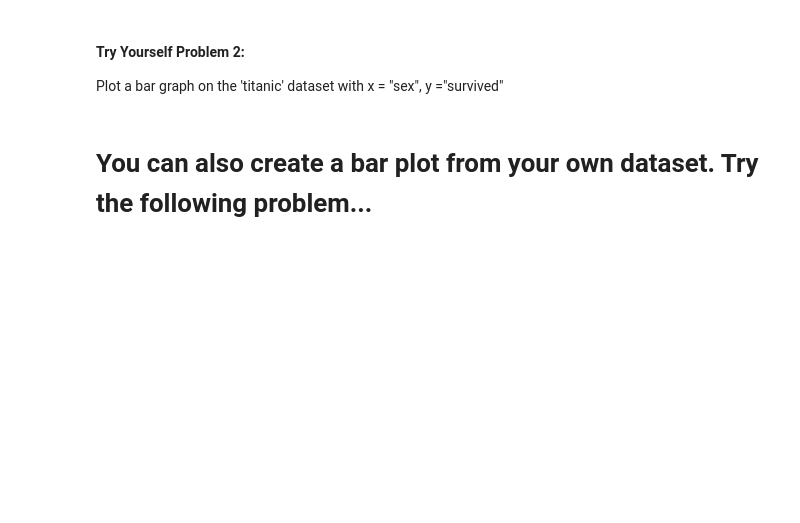
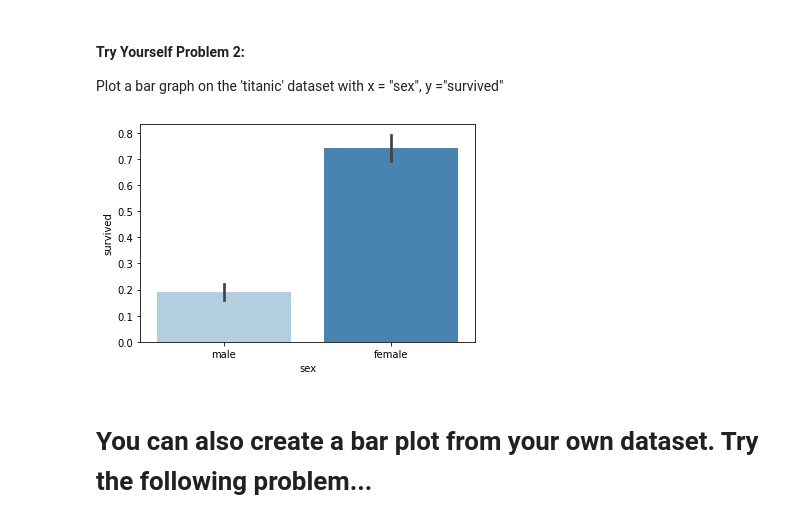
Before and after one commit to dkoense17/day8, a Jupyter notebook: bar_graphs.ipynb, the cells around one changed output. Drawn from its saved outputs; the diff is of its cells as text; code cells hidden in the pictures; blank space fills up the shorter version.

```diff
--- a/bar_graphs.ipynb
+++ b/bar_graphs.ipynb
@@ -111,6 +110,15 @@ plt.show()
 #### Try Yourself Problem 2:
 
 Plot a bar graph on the 'titanic' dataset with x = "sex", y ="survived"
+# %%
+df = sns.load_dataset('titanic')
+sns.barplot(x = 'sex',
+            y = 'survived',
+            data = df,
+            palette = "Blues")
+plt.show()
+# %% [output]
+[figure, added]
 # %% [markdown]
 # You can also create a bar plot from your own dataset. Try the following problem...
 # %% [markdown]
```
Also changed, not shown: parts of 10 cells of this notebook, 3 other files.
